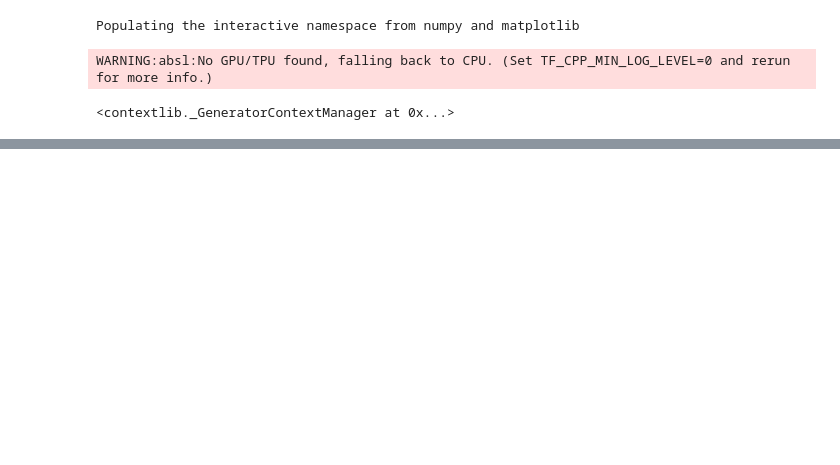
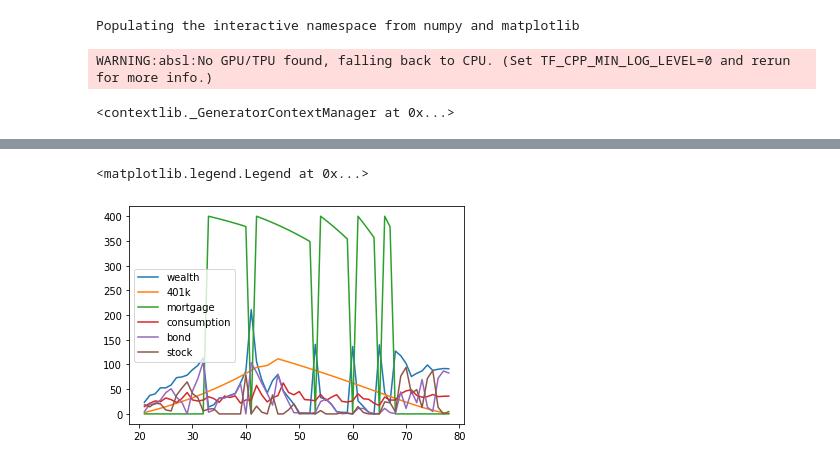
Before and after one commit to dongxulee/lifeCycle, a Jupyter notebook: 20210512/simulationV_gamma4.ipynb, the cells around one changed output, grey strips where cells are left out. Saved outputs shown, nothing was run; the diff lists cells and outputs as text; code cells hidden in the pictures; blank space fills up the shorter version.

```diff
--- a/20210512/simulationV_gamma4.ipynb
+++ b/20210512/simulationV_gamma4.ipynb
@@ -273,0 +306,13 @@ plt.plot(range(21, T_max-1 + 20),(ns).mean(axis = 1)[:-1], label = "housing")
+# %%
+# agent number, x = [w,n,m,s,e,o]
+agentNum = 138
+plt.plot(range(21, T_max-1 + 20),ws[:,agentNum][:-1], label = "wealth")
+plt.plot(range(21, T_max-1 + 20),ns[:,agentNum][:-1], label = "401k")
+plt.plot(range(21, T_max-1 + 20),ms[:,agentNum][:-1], label = "mortgage")
+plt.plot(range(21, T_max-1 + 20),cs[:,agentNum][:-1], label = "consumption")
+plt.plot(range(21, T_max-1 + 20),bs[:,agentNum][:-1], label = "bond")
+plt.plot(range(21, T_max-1 + 20),ks[:,agentNum][:-1], label = "stock")
+plt.legend()
+# %% [output]
+<matplotlib.legend.Legend at 0x...>
+[figure, added]
```
Also changed, not shown: parts of 17 cells of this notebook, 5 other files.
